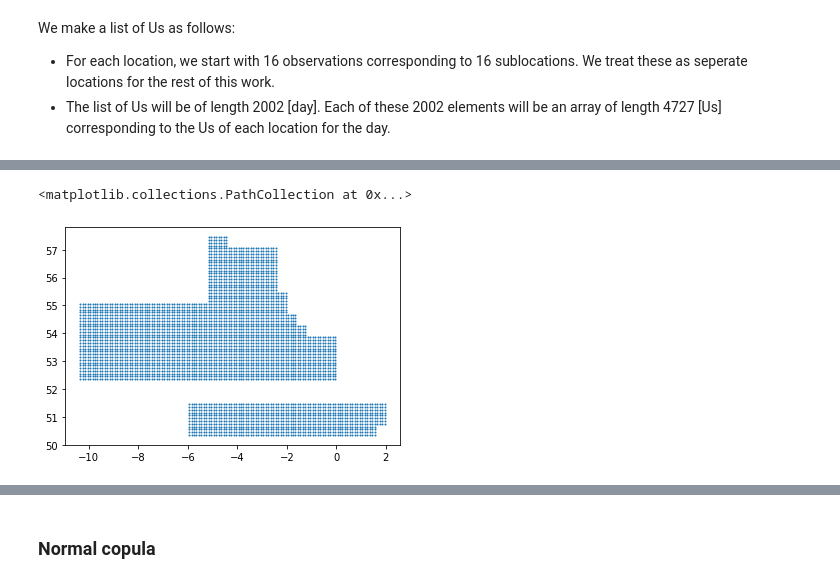
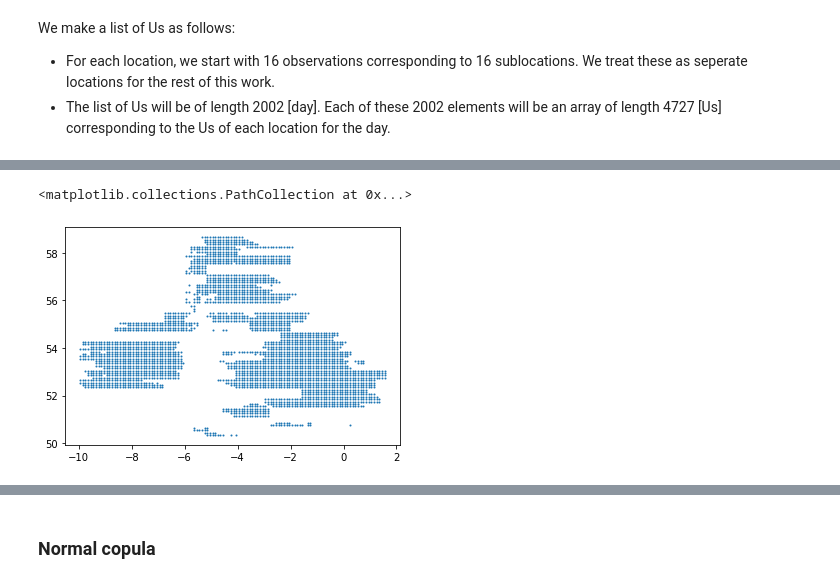
Before and after one commit to Huk-David/SpaDep_VCop, a Jupyter notebook: Publication_work/Copulas_gamma.ipynb, the cells around one changed output, grey strips where cells are left out. Cells and saved outputs as stored; diff of their text form; code cells hidden in the pictures.

```diff
--- a/Publication_work/Copulas_gamma.ipynb
+++ b/Publication_work/Copulas_gamma.ipynb
@@ -87,3 +95,23 @@ https://scikit-learn.org/stable/modules/model_persistence.html#security-maintain
+# %%
+# create list of idexes corresponding to land locations
+is_loc_land = [] # boolean vector indicating for each location if it is land
+                 #[0,1,...,0] length=#locations
+                 # if it is not land, that location is getting skipped in gamma_outputs
+                 # WILL NEED TO TAKE THIS INTO ACCOUNT ONCE I PLOT THE MAP
+for loc in loc_lat_lon:
+    for week in range(1):
+        for day in range(1):
+            for row in range(4):
+                for column in range(4):
+                    if test_output[loc]['mask'][week][day][row][column]==1:
+                        is_loc_land.append(1)
+                    else:
+                        is_loc_land.append(0)
+
+idx_land = []
+for idx,b in enumerate(is_loc_land):
+    if b==1:
+        idx_land.append(idx)
 # %%
 #correct any code-approximation related errors
 for day in range(len(g_us)):
@@ -273,17 +301,18 @@ loc_coordinates_4272 = [] # matrix of length 4272 [ [lat1,lon1] , [lat2,lon2] ,
 for loc in range(267):
     for row in range(4):
         for col in range(4):
-            x = [gamma_outputs[loc][6][0],gamma_outputs[loc][6][2]] # coordinates of topleft of big square, eg. [57.75, -5.75]
-            # rectify the 16by16 square into a 4by4
-            x[0] = x[0]-0.6
-            x[1] = x[1]+0.6
-            # finally, select the correct entry out of the 16 in the 4by4. [lat,lon]
-            loc_coordinates_4272.append([round(x[0]+row*0.1,2) ,round(x[1]+col*0.1,2)])
+            if gamma_outputs[loc][7][row][col]==1: #check if land location
+                x = [gamma_outputs[loc][6][0],gamma_outputs[loc][6][2]] # coordinates of topleft of big square, eg. [57.75, -5.75]
+                # rectify the 16by16 square into a 4by4
+                x[0] = x[0]-0.6
+                x[1] = x[1]+0.6
+                # finally, select the correct entry out of the 16 in the 4by4. [lat,lon]
+                loc_coordinates_4272.append([round(x[0]+row*0.1,2) ,round(x[1]+col*0.1,2)])
 
 #Now, can compute distance matrix:
 dist_mat = distance_matrix(loc_coordinates_4272,loc_coordinates_4272)
 # %%
-plt.scatter([loc_coordinates_4272[i][1] for i in range(4272)],[loc_coordinates_4272[i][0] for i in range(4272)],s=1)
+plt.scatter([loc_coordinates_4272[i][1] for i in range(3098)],[loc_coordinates_4272[i][0] for i in range(3098)],s=1)
 # %% [output]
 <matplotlib.collections.PathCollection at 0x...>
-[figure, old version]
+[figure, new version]
```
Also changed, not shown: parts of 22 cells of this notebook.
